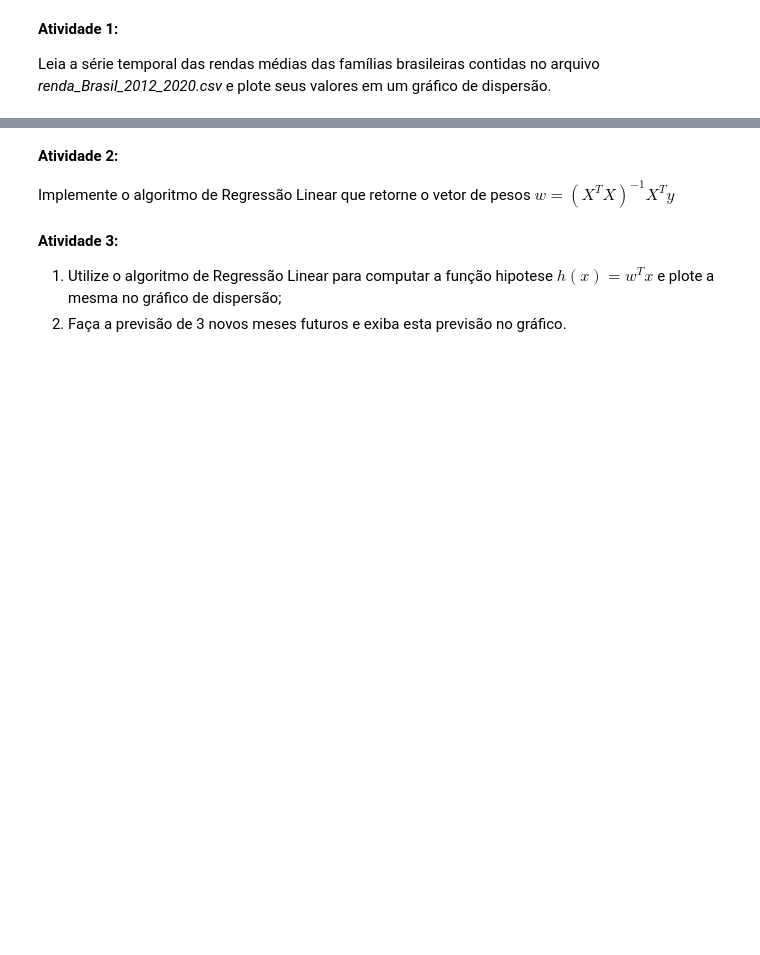
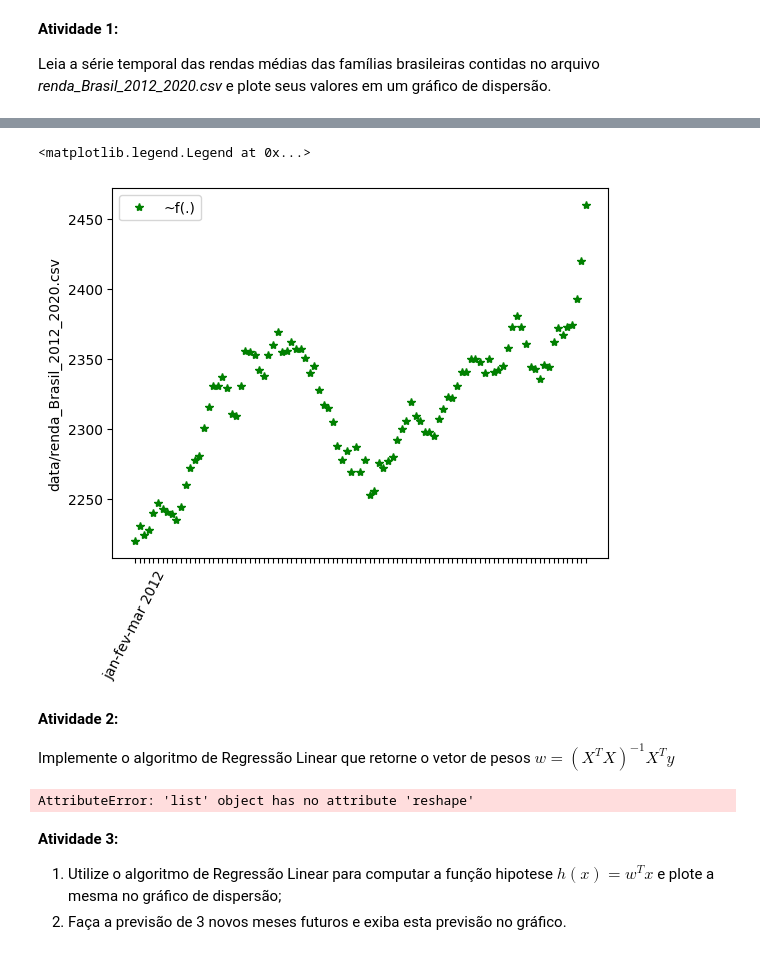
Before and after one commit to IngridDayaneFerreira/Regressao_Linear, a Jupyter notebook: Prática1_RendaMensal.ipynb, the cells around one changed output, grey strips where cells are left out. Drawn from its saved outputs; the diff is of its cells as text; code cells hidden in the pictures; blank space fills up the shorter version.

```diff
--- a/Prática1_RendaMensal.ipynb
+++ b/Prática1_RendaMensal.ipynb
@@ -54,3 +76,34 @@ ModuleNotFoundError: No module named 'xlrd'
+# %%
+def config_plt_2():
+    fig, ax = plt.subplots()
+    #rotacionar os label do eixo x (datas)
+    for label in ax.get_xticklabels():
+        label.set_rotation(90*(-180/np.pi)+180)
+
+    plt.ylabel('data/renda_Brasil_2012_2020.csv')
+
+
+data = []
+time = []
+rs = ReadSeries()
+rs.read_income_csv(data, time)
+
+_data = data[0:99]
+_timeLabel = time[0:99]
+_time = [i for i in range(len(_timeLabel))]
+
+_timePstring = time[96:]
+_timePredict = [i for i in range(len(_timeLabel) , len(_timeLabel)+len(_timePstring))]
+
+
+config_plt_2()
+plt.gca().set_xticklabels([time[0]])
+plt.ylabel
+plt.plot(_timeLabel, _data, 'g*')
+plt.legend(['~f(.)'], loc=2)
+# %% [output]
+<matplotlib.legend.Legend at 0x...>
+[figure, added]
 # %% [markdown]
 **Atividade 2:**
 
@@ -66,3 +124,20 @@ class LinearRegression:
+# %%
+X = df
+y = _time
+
+model = LinearRegression()
+model.fit(X, y)
+
+# Faz previsões
+x_novo = [2, 3]
+previsao = model.predict(x_novo)
+print(f"Previsão para {x_novo}: {previsao}")
+
+# Obtém os pesos
+w = model.getW()
+print(f"Vetor de pesos w: {w}")
+# %% [output]
+AttributeError: 'list' object has no attribute 'reshape'
 # %% [markdown]
 **Atividade 3:**
 
```
Also changed, not shown: parts of 6 cells of this notebook.
